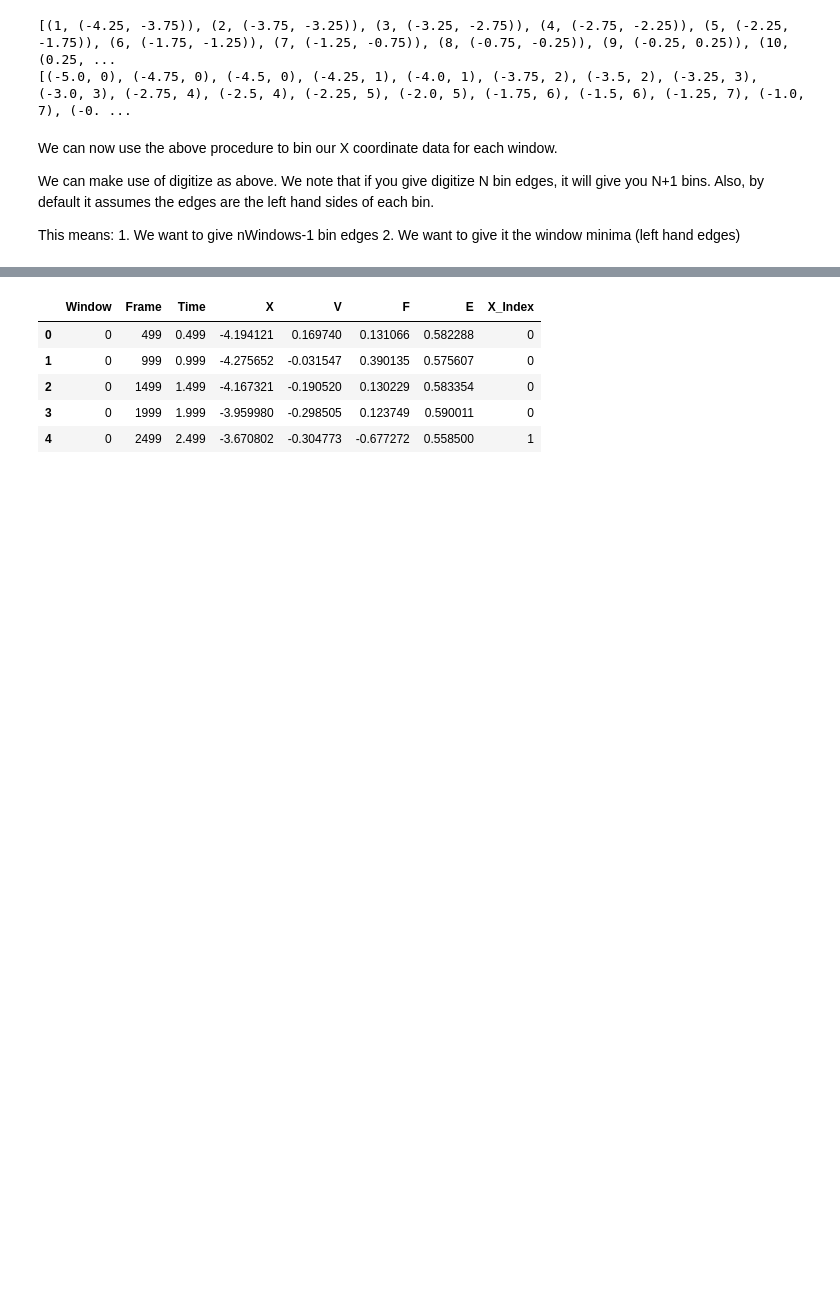
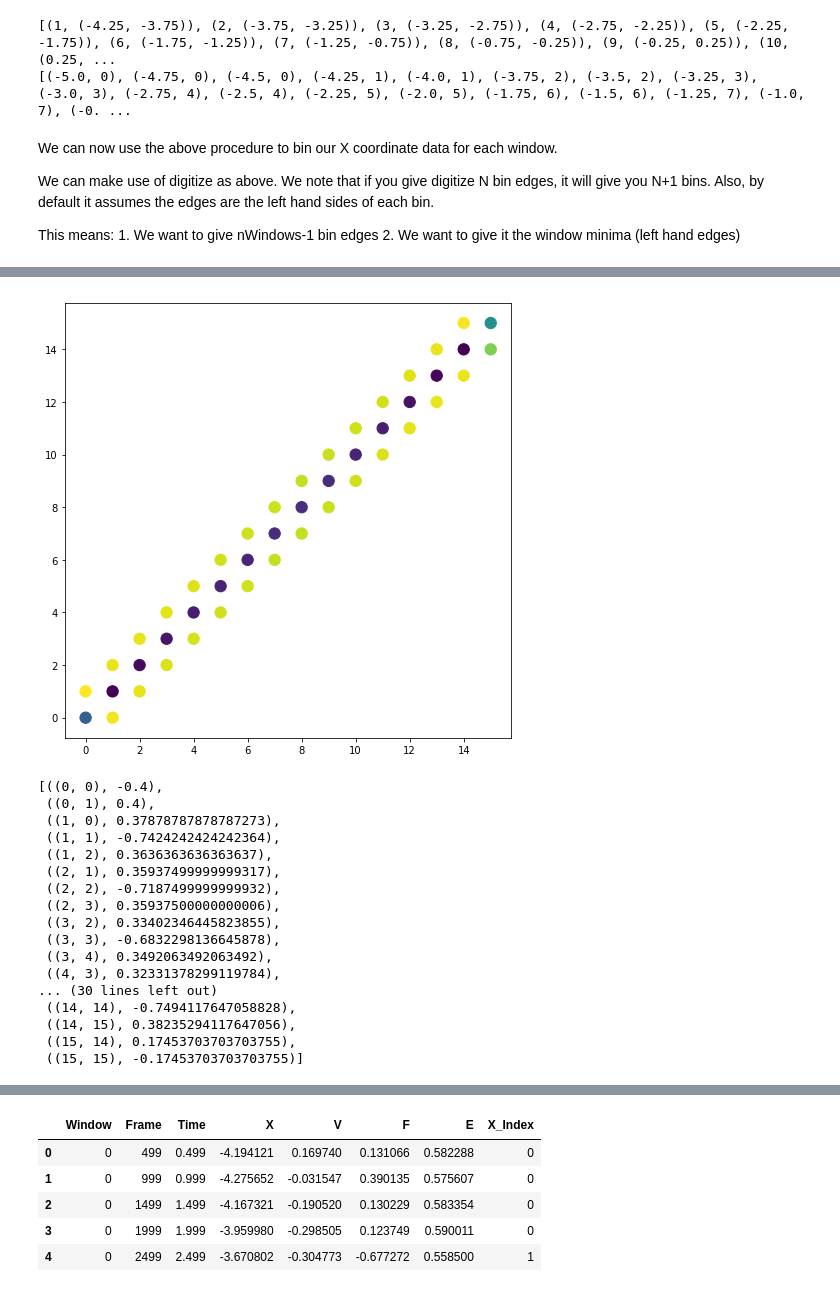
Before and after one commit to wesleymsmith/Milestoning_Analysis, a Jupyter notebook: Analyze_Well_Test_Simulation.ipynb, the cells around one changed output, grey strips where cells are left out. Saved outputs shown, nothing was run; the diff lists cells and outputs as text; code cells hidden in the pictures; blank space fills up the shorter version.

```diff
--- a/Analyze_Well_Test_Simulation.ipynb
+++ b/Analyze_Well_Test_Simulation.ipynb
@@ -71,0 +166,28 @@ This means:
+# %%
+testMat=milestoneResults['Qmat']
+testNZinds=np.nonzero(testMat)
+plt.figure(figsize=(8,8))
+plt.scatter(testNZinds[0],
+            testNZinds[1],
+            c=testMat[testNZinds],s=128)
+plt.show()
+zip(zip(testNZinds[0],testNZinds[1]),testMat[testNZinds])
+# %% [output]
+[figure, added]
+[((0, 0), -0.4),
+ ((0, 1), 0.4),
+ ((1, 0), 0.37878787878787273),
+ ((1, 1), -0.7424242424242364),
+ ((1, 2), 0.3636363636363637),
+ ((2, 1), 0.35937499999999317),
+ ((2, 2), -0.7187499999999932),
+ ((2, 3), 0.35937500000000006),
+ ((3, 2), 0.33402346445823855),
+ ((3, 3), -0.6832298136645878),
+ ((3, 4), 0.3492063492063492),
+ ((4, 3), 0.32331378299119784),
+... (30 lines left out)
+ ((14, 14), -0.7494117647058828),
+ ((14, 15), 0.38235294117647056),
+ ((15, 14), 0.17453703703703755),
+ ((15, 15), -0.17453703703703755)]
```
Also changed, not shown: parts of 13 cells of this notebook, 39 other files.
